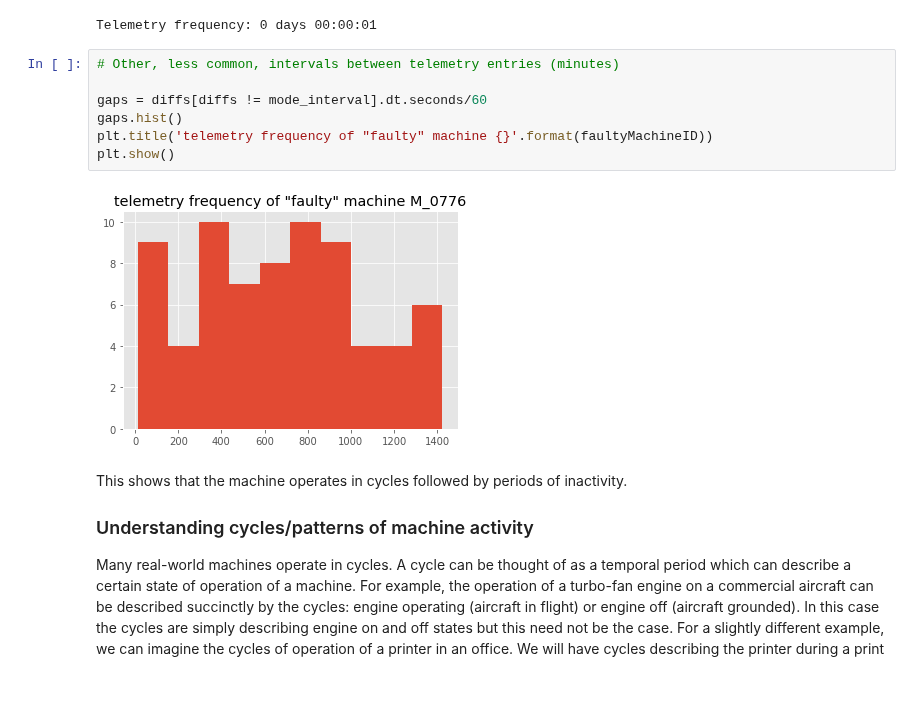
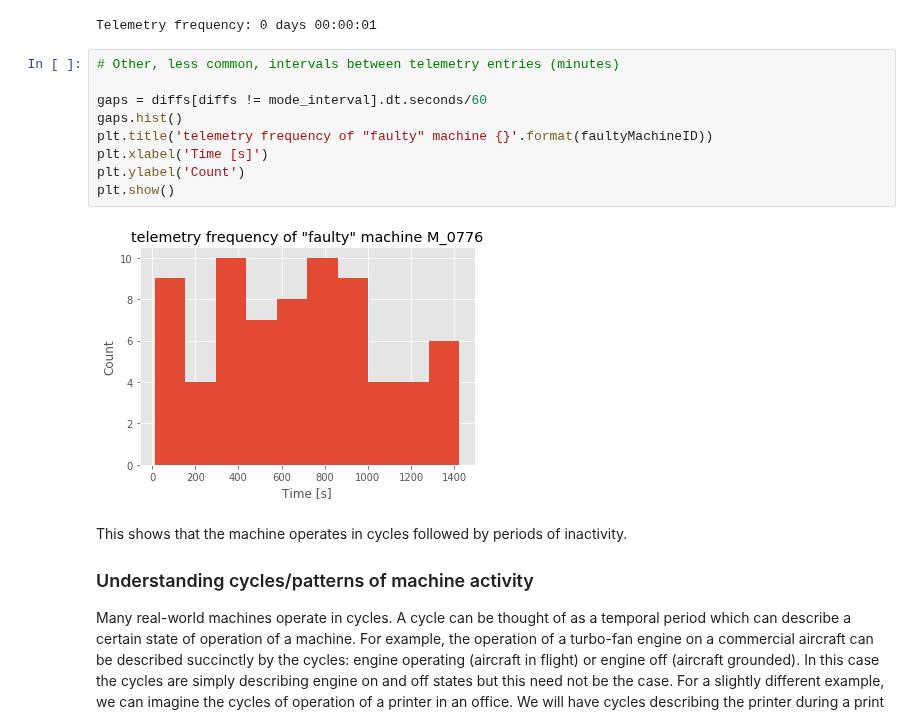
Before and after one commit to Azure/AI-PredictiveMaintenance, a Jupyter notebook: src/Notebooks/FeatureEngineering.ipynb, the cells around one changed output. Drawn from its saved outputs; the diff is of its cells as text; blank space fills up the shorter version.

```diff
--- a/src/Notebooks/FeatureEngineering.ipynb
+++ b/src/Notebooks/FeatureEngineering.ipynb
@@ -225,12 +225,14 @@ Telemetry frequency: 0 days 00:00:01
 # %%
 # Other, less common, intervals between telemetry entries (minutes)
 
 gaps = diffs[diffs != mode_interval].dt.seconds/60
 gaps.hist()
 plt.title('telemetry frequency of "faulty" machine {}'.format(faultyMachineID))
+plt.xlabel('Time [s]')
+plt.ylabel('Count')
 plt.show()
 # %% [output]
-[figure, old version]
+[figure, new version]
 # %% [markdown]
 This shows that the machine operates in cycles followed by periods of inactivity.
 
```
Also changed, not shown: parts of 7 cells of this notebook.
